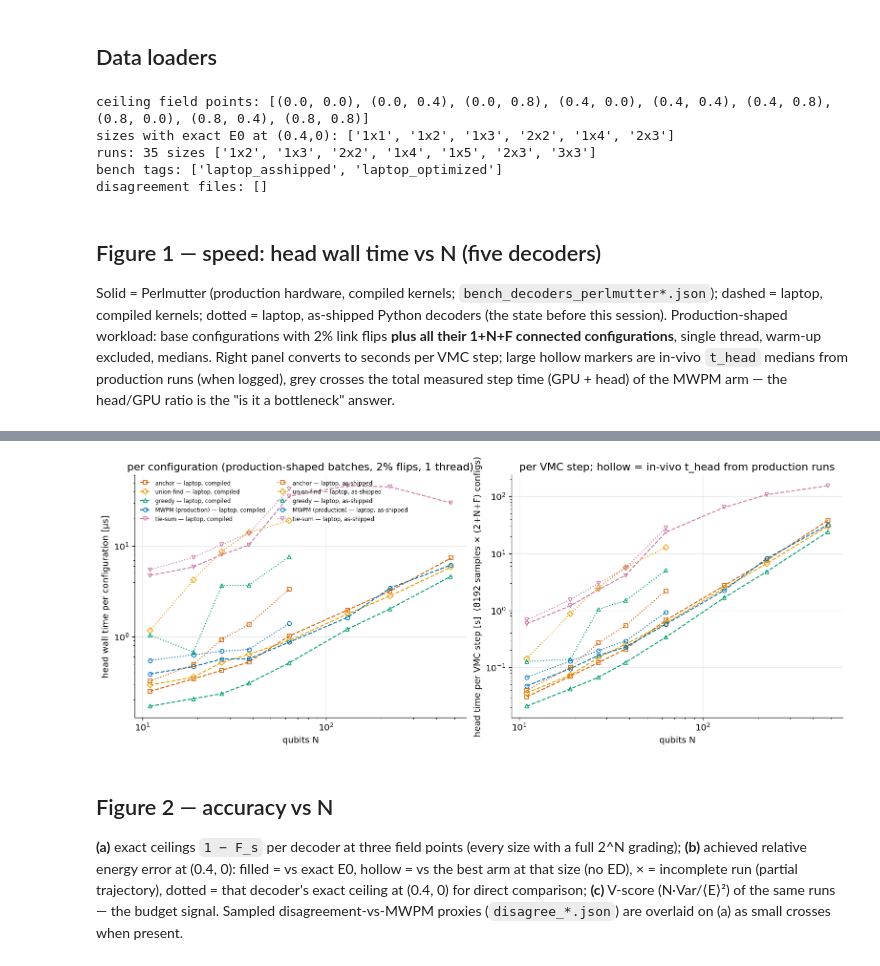
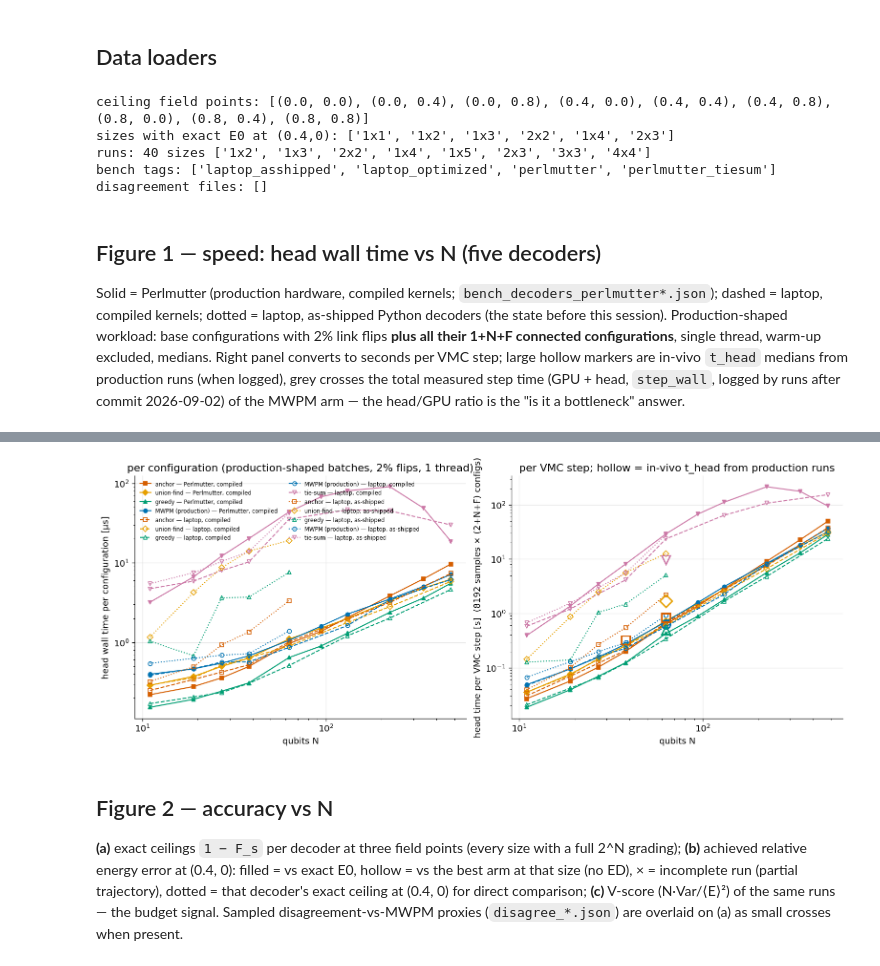
Before and after one commit to SanzharBissenali/2D-TC, a Jupyter notebook: analysis/06_decoder_scaling.ipynb, the cells around one changed output, grey strips where cells are left out. Drawn from its saved outputs; the diff is of its cells as text; code cells hidden in the pictures.

Commit message:
notebook 06: read step_wall; re-executed with Perlmutter bench data
Co-Authored-By: Claude Fable 5.1 <noreply@anthropic.com>

```diff
--- a/analysis/06_decoder_scaling.ipynb
+++ b/analysis/06_decoder_scaling.ipynb
@@ -104,7 +104,7 @@ def load_runs(hx=0.4, hz=0.0, arm='cnnqB', tail=20):
         if E.size == 0: continue
         V = np.array([_f(x) for x in d.get('Vscore', [])], float)
         th = np.array([_f(x) for x in d.get('t_head', [])], float)
-        st = np.array([_f(x) for x in d.get('step_time', [])], float)
+        st = np.array([_f(x) for x in (d.get('step_wall') or d.get('step_time') or [])], float)
         runs[(size, dec)] = dict(
             E_tail=E[-tail:].mean(), E_std=E[-tail:].std(), steps=len(E),
             V=float(np.nanmedian(V[-tail:])) if V.size else np.nan,
@@ -149,8 +149,8 @@ print('bench tags:', [t for t in BENCH]); print('disagreement files:', sorted(DI
 # %% [output]
 ceiling field points: [(0.0, 0.0), (0.0, 0.4), (0.0, 0.8), (0.4, 0.0), (0.4, 0.4), (0.4, 0.8), (0.8, 0.0), (0.8, 0.4), (0.8, 0.8)]
 sizes with exact E0 at (0.4,0): ['1x1', '1x2', '1x3', '2x2', '1x4', '2x3']
-runs: 35 sizes ['1x2', '1x3', '2x2', '1x4', '1x5', '2x3', '3x3']
-bench tags: ['laptop_asshipped', 'laptop_optimized']
+runs: 40 sizes ['1x2', '1x3', '2x2', '1x4', '1x5', '2x3', '3x3', '4x4']
+bench tags: ['laptop_asshipped', 'laptop_optimized', 'perlmutter', 'perlmutter_tiesum']
 disagreement files: []
 # %% [markdown]
 ## Figure 1 — speed: head wall time vs N (five decoders)
@@ -160,7 +160,7 @@ dashed = laptop, compiled kernels; dotted = laptop, as-shipped Python decoders (
 session). Production-shaped workload: base configurations with 2% link flips **plus all their 1+N+F
 connected configurations**, single thread, warm-up excluded, medians. Right panel converts to seconds per
 VMC step; large hollow markers are in-vivo `t_head` medians from production runs (when logged), grey
-crosses the total measured step time (GPU + head) of the MWPM arm — the head/GPU ratio is the
+crosses the total measured step time (GPU + head, `step_wall`, logged by runs after commit 2026-09-02) of the MWPM arm — the head/GPU ratio is the
 "is it a bottleneck" answer.
 # %%
 STYLE = [('perlmutter', '-', 'Perlmutter, compiled'), ('perlmutter_tiesum', '-', None),
@@ -186,7 +186,7 @@ for tag, ls, lab in STYLE:
 for (size, dec), r in RUNS.items():
     if np.isfinite(r['t_head']):
         axes[1].plot(r['N'], r['t_head'], DEC_MARK[dec], color=DEC_COLOR[dec], ms=11, mfc='none', mew=1.8, zorder=5)
-mw = sorted([(r['N'], r['step_time']) for (s, d), r in RUNS.items() if d == 'mwpm' and np.isfinite(r['step_time'])])
+mw = sorted([(r['N'], r['step_time']) for (s, d), r in RUNS.items() if d == 'mwpm' and np.isfinite(r['step_time']) and r['step_time'] > 0])
 if mw:
     axes[1].plot([p[0] for p in mw], [p[1] for p in mw], 'x', color='0.4', ms=8, mew=1.5, label='total step time, MWPM arm (GPU + head, A100)')
 for ax in axes:
@@ -206,4 +208,4 @@ laptop_optimized       cpu=Apple M1                                 git=414e9060
-[figure, old version]
+[figure, new version]
 # %% [markdown]
 ## Figure 2 — accuracy vs N
 
```
Also changed, not shown: parts of 4 cells of this notebook.
